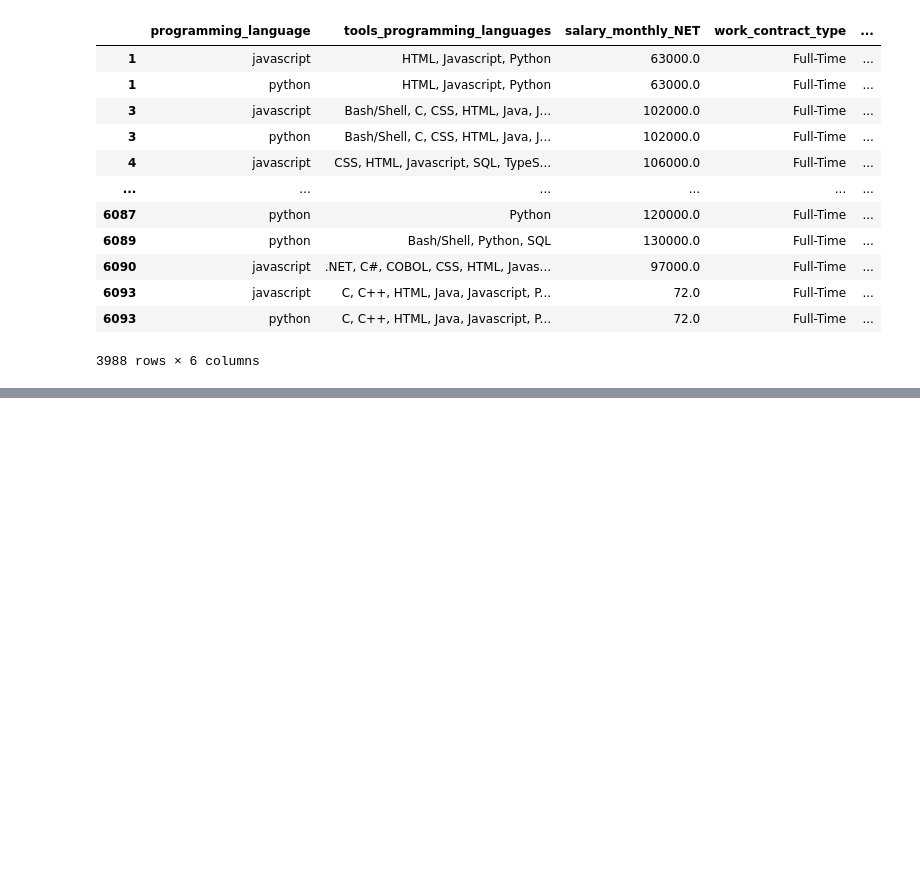
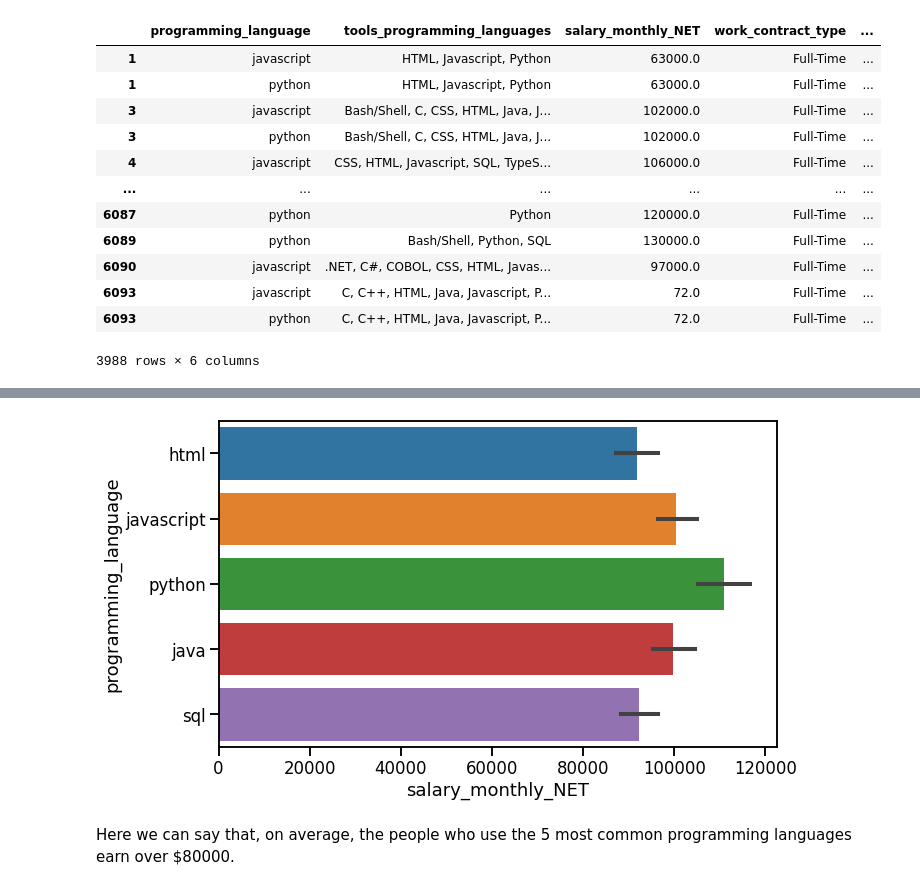
Before and after one commit to wr0124/dl_data_visualization_2023, a Jupyter notebook: notebooks/01__practical_exercises.ipynb, the cells around one changed output, grey strips where cells are left out. Drawn from its saved outputs; the diff is of its cells as text; code cells hidden in the pictures; blank space fills up the shorter version.

```diff
--- a/notebooks/01__practical_exercises.ipynb
+++ b/notebooks/01__practical_exercises.ipynb
@@ -127,0 +269,8 @@ filtered_df_lang
+# %%
+plt.figure(figsize=(10,6))
+seaborn.barplot(data=filtered_df_lang, x="salary_monthly_NET", y="programming_language")
+plt.savefig("barplots_for_lang.png")
+# %% [output]
+[figure, added]
+# %% [markdown]
+Here we can say that, on average, the people who use the 5 most common programming languages earn over $80000.
```
Also changed, not shown: parts of 29 cells of this notebook.
